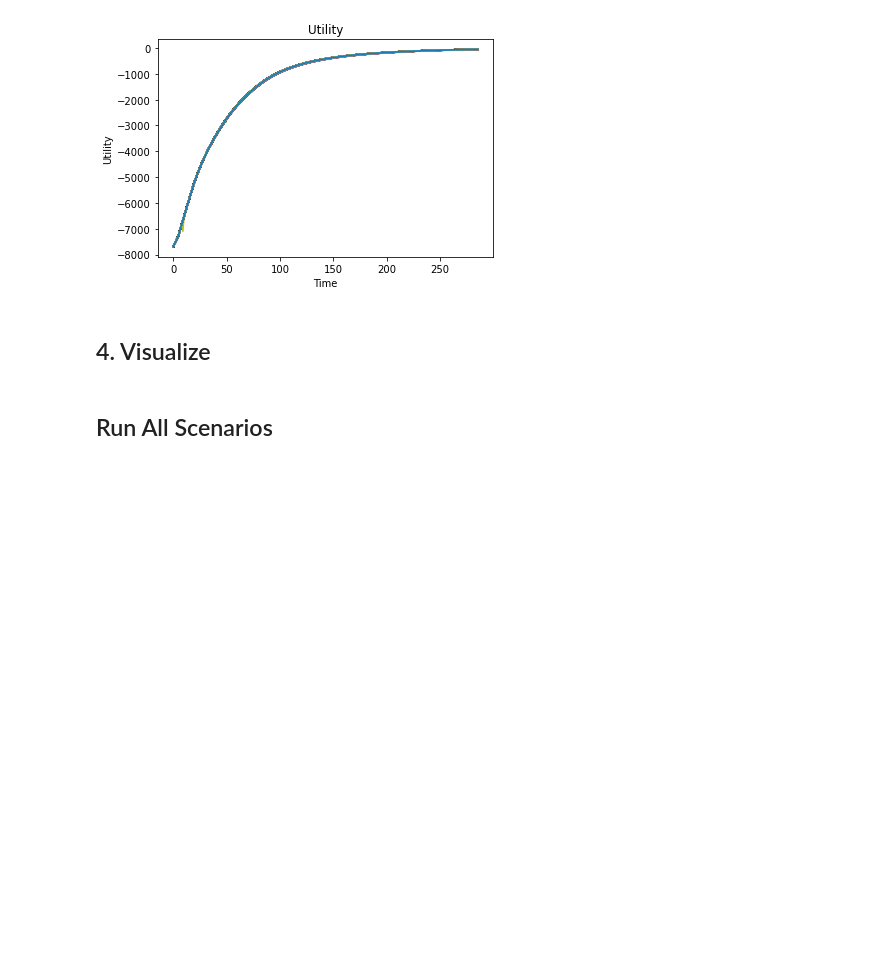
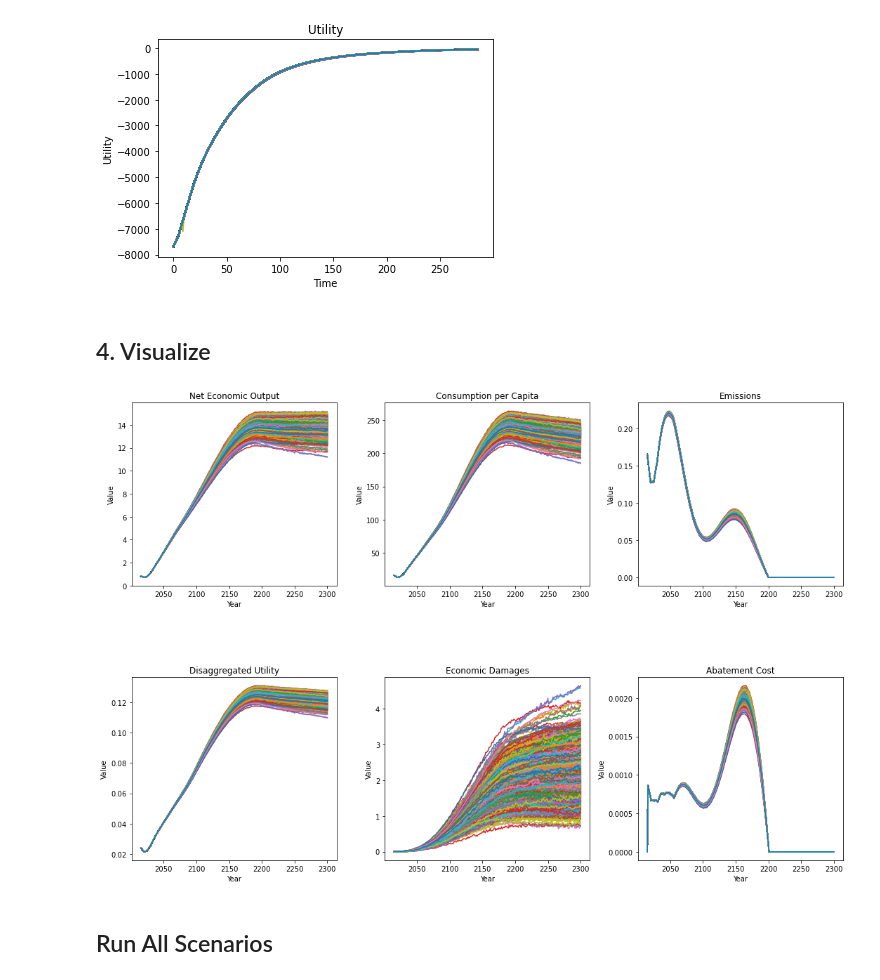
Before and after one commit to pollockDeVis/JUSTICE, a Jupyter notebook: JUSTICE_example_run.ipynb, the cells around one changed output. Saved outputs shown, nothing was run; the diff lists cells and outputs as text; code cells hidden in the pictures; blank space fills up the shorter version.

```diff
--- a/JUSTICE_example_run.ipynb
+++ b/JUSTICE_example_run.ipynb
@@ -203,38 +203,40 @@ import seaborn as sns
 import matplotlib.pyplot as plt
 
 # Create list of all the data arrays
-data_list = [net_output, cpc, emis, reg_temp, damages, abatecost]
-titles = ['Net Economic Output', 'Consumption per Capita', 'Emissions', 'Regional Temperature', 'Economic Damages', 'Abatement Cost']
+data_list = [net_output, cpc, emis, dis_util, damages, abatecost]
+titles = ['Net Economic Output', 'Consumption per Capita', 'Emissions', 'Disaggregated Utility', 'Economic Damages', 'Abatement Cost']
 
 region_index = 0
 
 # Create a figure with 2 rows and 3 columns
 fig, axs = plt.subplots(2, 3, figsize=(15, 10))
 
 # Flatten the axs array to iterate over it
 axs = axs.flatten()
 
 # Iterate over the data arrays and plot them
 for i, data in enumerate(data_list):
     # Select the region based on region_index
     region_data = data[region_index, :, :]
 
     # Create a line plot for each scenario
     for j in range(region_data.shape[1]):
         sns.lineplot(x=time_horizon.model_time_horizon, y=region_data[:, j], ax=axs[i])
 
     # Set the title and axis labels
     axs[i].set_title(titles[i])
     axs[i].set_xlabel('Year')
     axs[i].set_ylabel('Value')
 
 # Remove the unused subplots
 for i in range(len(data_list), len(axs)):
     fig.delaxes(axs[i])
 
 # Adjust the layout and spacing
 fig.tight_layout()
 plt.subplots_adjust(hspace=0.5)
+# %% [output]
+[figure, added]
 # %% [markdown]
 ## Run All Scenarios
 # %%
```
Also changed, not shown: parts of 1 cell of this notebook, 2 other files.
